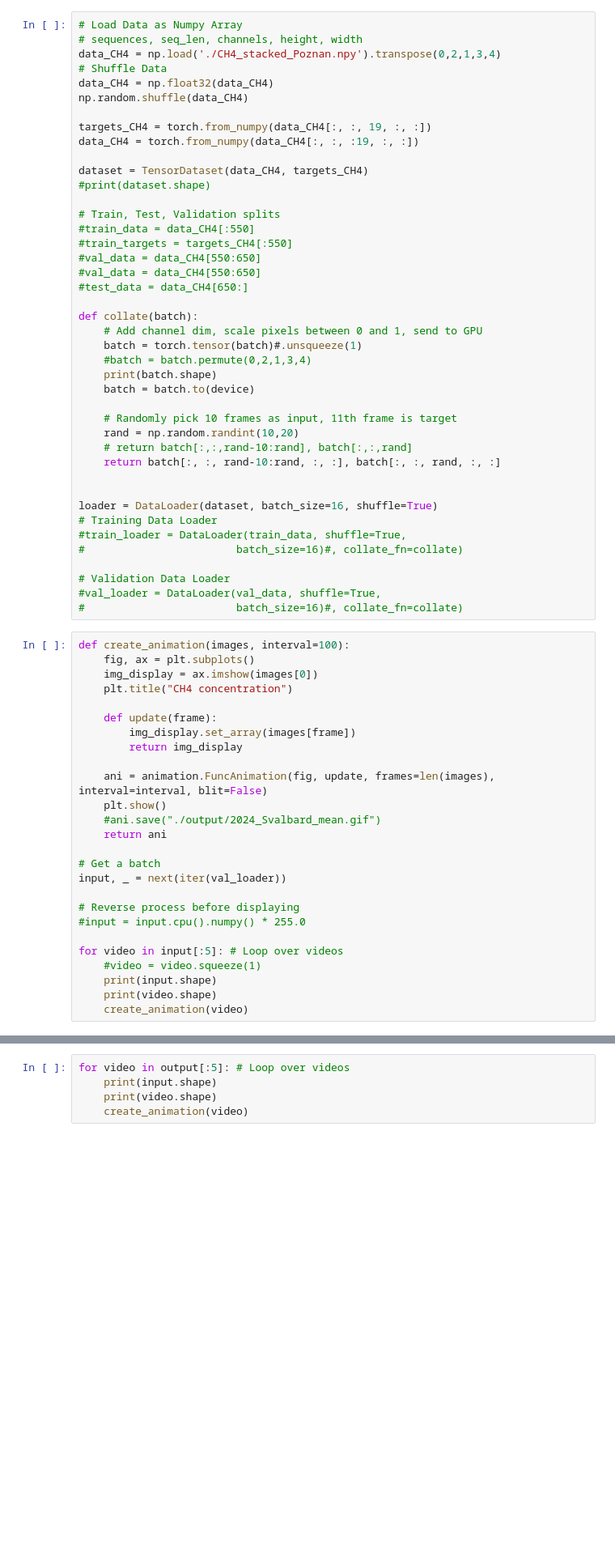
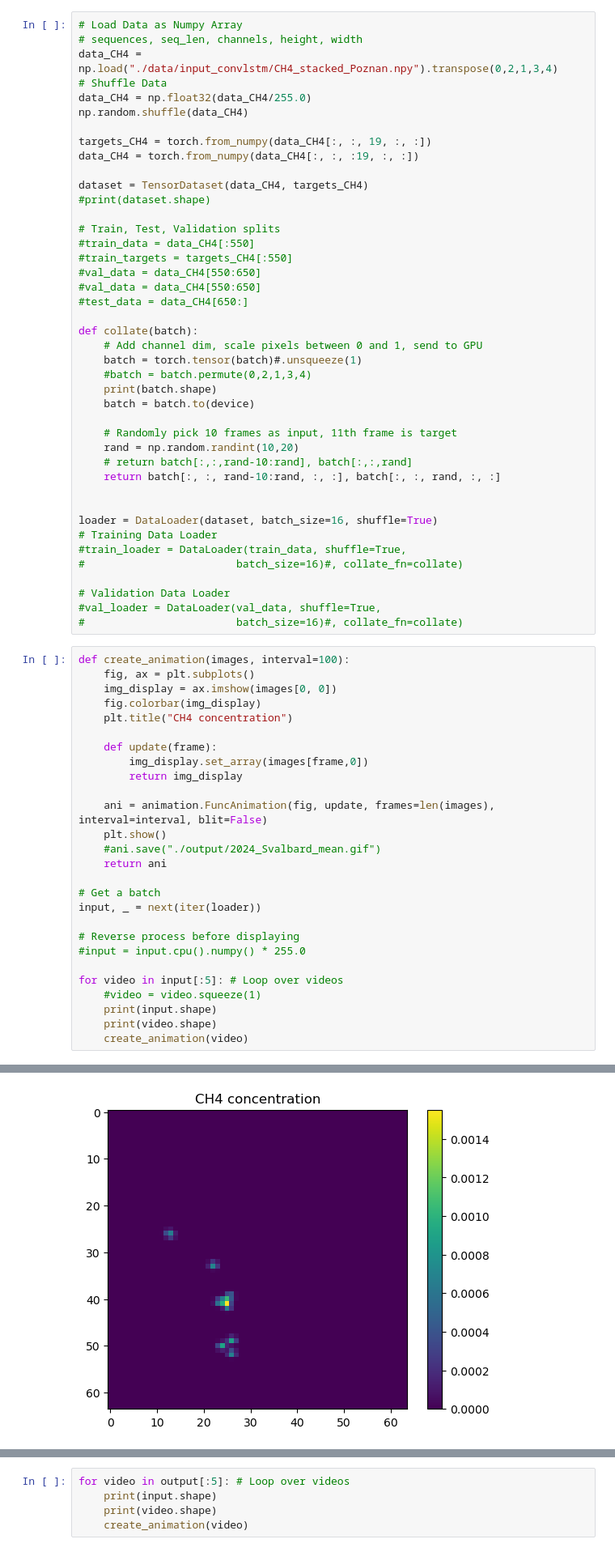
Before and after one commit to kajetannow/convlstm-ch4, a Jupyter notebook: model.ipynb, the cells around one changed output, grey strips where cells are left out. Shown at 81% size. Saved outputs shown, nothing was run; the diff lists cells and outputs as text; blank space fills up the shorter version.

```diff
--- a/model.ipynb
+++ b/model.ipynb
@@ -18,9 +18,9 @@ device = torch.device('cuda' if torch.cuda.is_available() else 'cpu')
 # %%
 # Load Data as Numpy Array
 # sequences, seq_len, channels, height, width
-data_CH4 = np.load('./CH4_stacked_Poznan.npy').transpose(0,2,1,3,4)
+data_CH4 = np.load("./data/input_convlstm/CH4_stacked_Poznan.npy").transpose(0,2,1,3,4)
 # Shuffle Data
-data_CH4 = np.float32(data_CH4)
+data_CH4 = np.float32(data_CH4/255.0)
 np.random.shuffle(data_CH4)
 
 targets_CH4 = torch.from_numpy(data_CH4[:, :, 19, :, :])
@@ -60,11 +60,12 @@ loader = DataLoader(dataset, batch_size=16, shuffle=True)
 # %%
 def create_animation(images, interval=100):
     fig, ax = plt.subplots()
-    img_display = ax.imshow(images[0])
+    img_display = ax.imshow(images[0, 0])
+    fig.colorbar(img_display)
     plt.title("CH4 concentration")
 
     def update(frame):
-        img_display.set_array(images[frame])
+        img_display.set_array(images[frame,0])
         return img_display
 
     ani = animation.FuncAnimation(fig, update, frames=len(images), interval=interval, blit=False)
@@ -73,7 +74,7 @@ def create_animation(images, interval=100):
     return ani
 
 # Get a batch
-input, _ = next(iter(val_loader))
+input, _ = next(iter(loader))
 
 # Reverse process before displaying
 #input = input.cpu().numpy() * 255.0
@@ -87,0 +90 @@ ValueError: too many values to unpack (expected 2)
+[figure, added]
```
Also changed, not shown: parts of 4 cells of this notebook, 3 other files.
